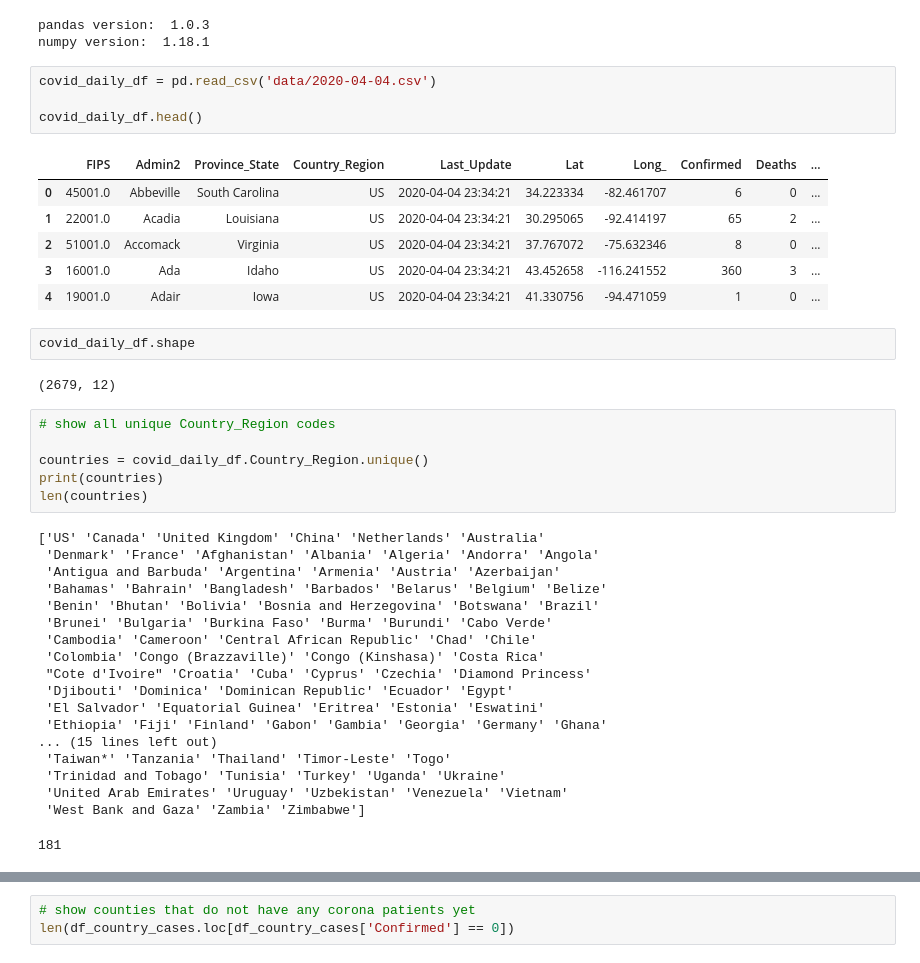
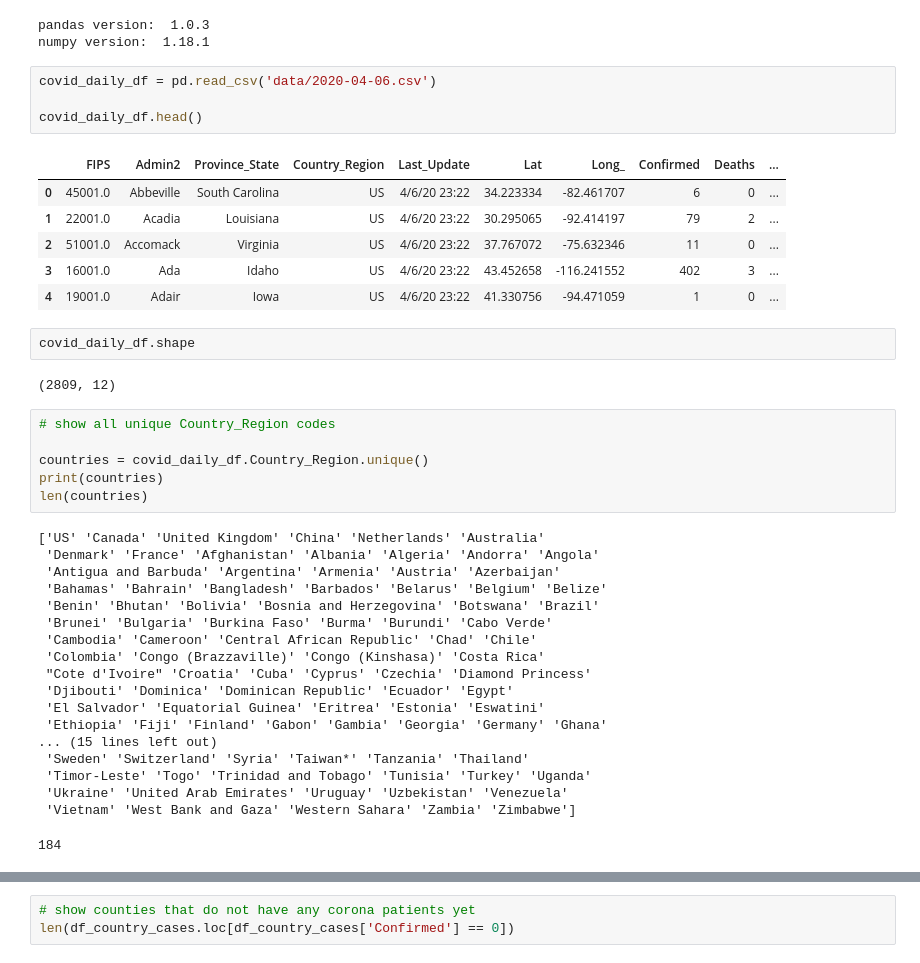
Before and after one commit to nnworkspace/covid19-insight, a Jupyter notebook: covid19-insight.ipynb, the cells around one changed output, grey strips where cells are left out. Saved outputs shown, nothing was run; the diff lists cells and outputs as text.

Commit message:
update daily data

```diff
--- a/covid19-insight.ipynb
+++ b/covid19-insight.ipynb
@@ -12,20 +12,20 @@ print('numpy version: ', np.version.version)
 pandas version:  1.0.3
 numpy version:  1.18.1
 # %%
-covid_daily_df = pd.read_csv('data/2020-04-04.csv')
+covid_daily_df = pd.read_csv('data/2020-04-06.csv')
 
 covid_daily_df.head()
 # %% [output]
 |  | FIPS | Admin2 | Province_State | Country_Region | Last_Update | Lat | Long_ | Confirmed | Deaths | ... |
-| 0 | 45001.0 | Abbeville | South Carolina | US | 2020-04-04 23:34:21 | 34.223334 | -82.461707 | 6 | 0 | ... |
-| 1 | 22001.0 | Acadia | Louisiana | US | 2020-04-04 23:34:21 | 30.295065 | -92.414197 | 65 | 2 | ... |
-| 2 | 51001.0 | Accomack | Virginia | US | 2020-04-04 23:34:21 | 37.767072 | -75.632346 | 8 | 0 | ... |
-| 3 | 16001.0 | Ada | Idaho | US | 2020-04-04 23:34:21 | 43.452658 | -116.241552 | 360 | 3 | ... |
-| 4 | 19001.0 | Adair | Iowa | US | 2020-04-04 23:34:21 | 41.330756 | -94.471059 | 1 | 0 | ... |
+| 0 | 45001.0 | Abbeville | South Carolina | US | 4/6/20 23:22 | 34.223334 | -82.461707 | 6 | 0 | ... |
+| 1 | 22001.0 | Acadia | Louisiana | US | 4/6/20 23:22 | 30.295065 | -92.414197 | 79 | 2 | ... |
+| 2 | 51001.0 | Accomack | Virginia | US | 4/6/20 23:22 | 37.767072 | -75.632346 | 11 | 0 | ... |
+| 3 | 16001.0 | Ada | Idaho | US | 4/6/20 23:22 | 43.452658 | -116.241552 | 402 | 3 | ... |
+| 4 | 19001.0 | Adair | Iowa | US | 4/6/20 23:22 | 41.330756 | -94.471059 | 1 | 0 | ... |
 # %%
 covid_daily_df.shape
 # %% [output]
-(2679, 12)
+(2809, 12)
 # %%
 # show all unique Country_Region codes
 
@@ -46,11 +46,11 @@ len(countries)
  'El Salvador' 'Equatorial Guinea' 'Eritrea' 'Estonia' 'Eswatini'
  'Ethiopia' 'Fiji' 'Finland' 'Gabon' 'Gambia' 'Georgia' 'Germany' 'Ghana'
 ... (15 lines left out)
- 'Taiwan*' 'Tanzania' 'Thailand' 'Timor-Leste' 'Togo'
- 'Trinidad and Tobago' 'Tunisia' 'Turkey' 'Uganda' 'Ukraine'
- 'United Arab Emirates' 'Uruguay' 'Uzbekistan' 'Venezuela' 'Vietnam'
- 'West Bank and Gaza' 'Zambia' 'Zimbabwe']
+ 'Sweden' 'Switzerland' 'Syria' 'Taiwan*' 'Tanzania' 'Thailand'
+ 'Timor-Leste' 'Togo' 'Trinidad and Tobago' 'Tunisia' 'Turkey' 'Uganda'
+ 'Ukraine' 'United Arab Emirates' 'Uruguay' 'Uzbekistan' 'Venezuela'
+ 'Vietnam' 'West Bank and Gaza' 'Western Sahara' 'Zambia' 'Zimbabwe']
-181
+184
 # %%
 # statistics grouped by countries
 covid_daily_df.groupby('Country_Region').agg({'Confirmed': np.sum})
```
Also changed, not shown: parts of 17 cells of this notebook, 2 other files.
